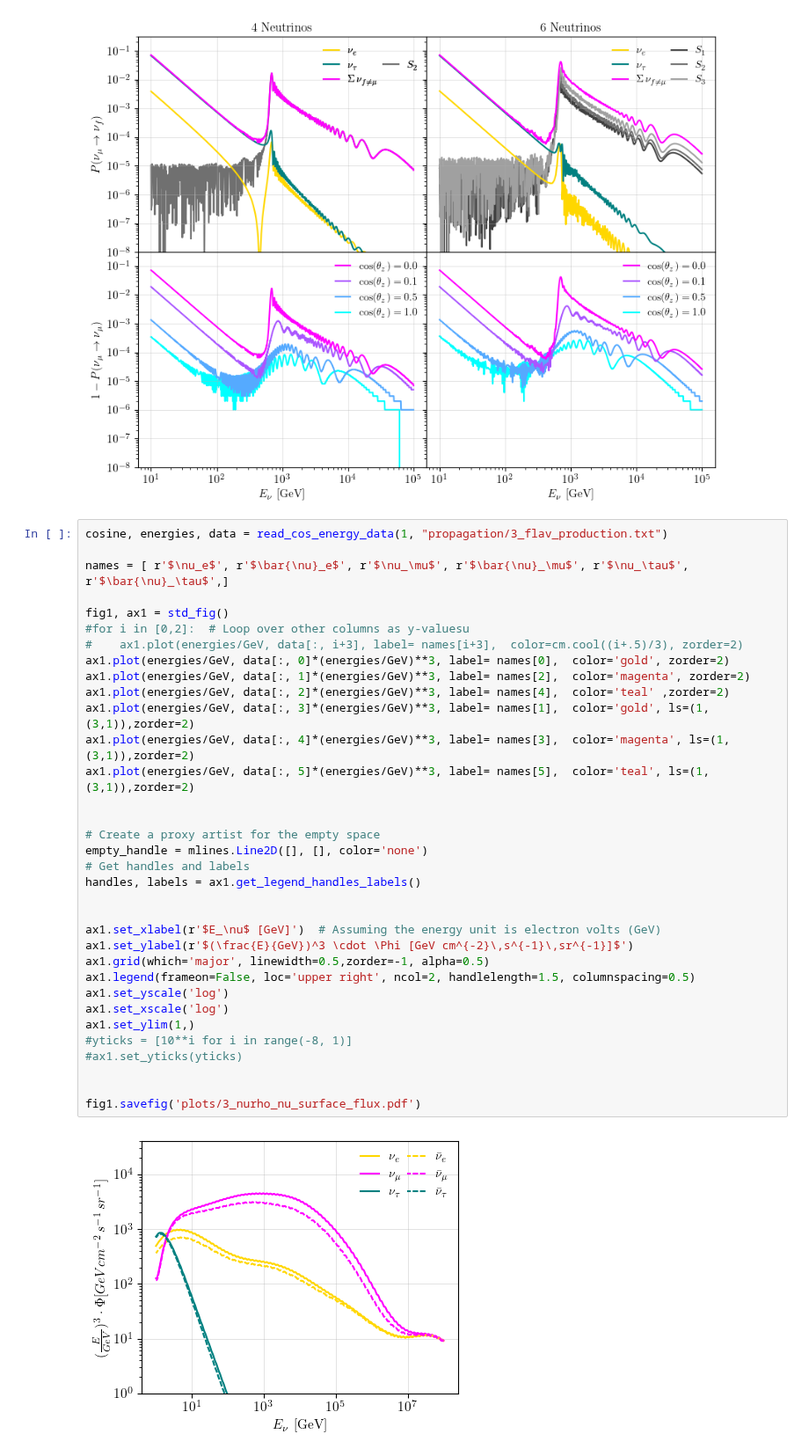
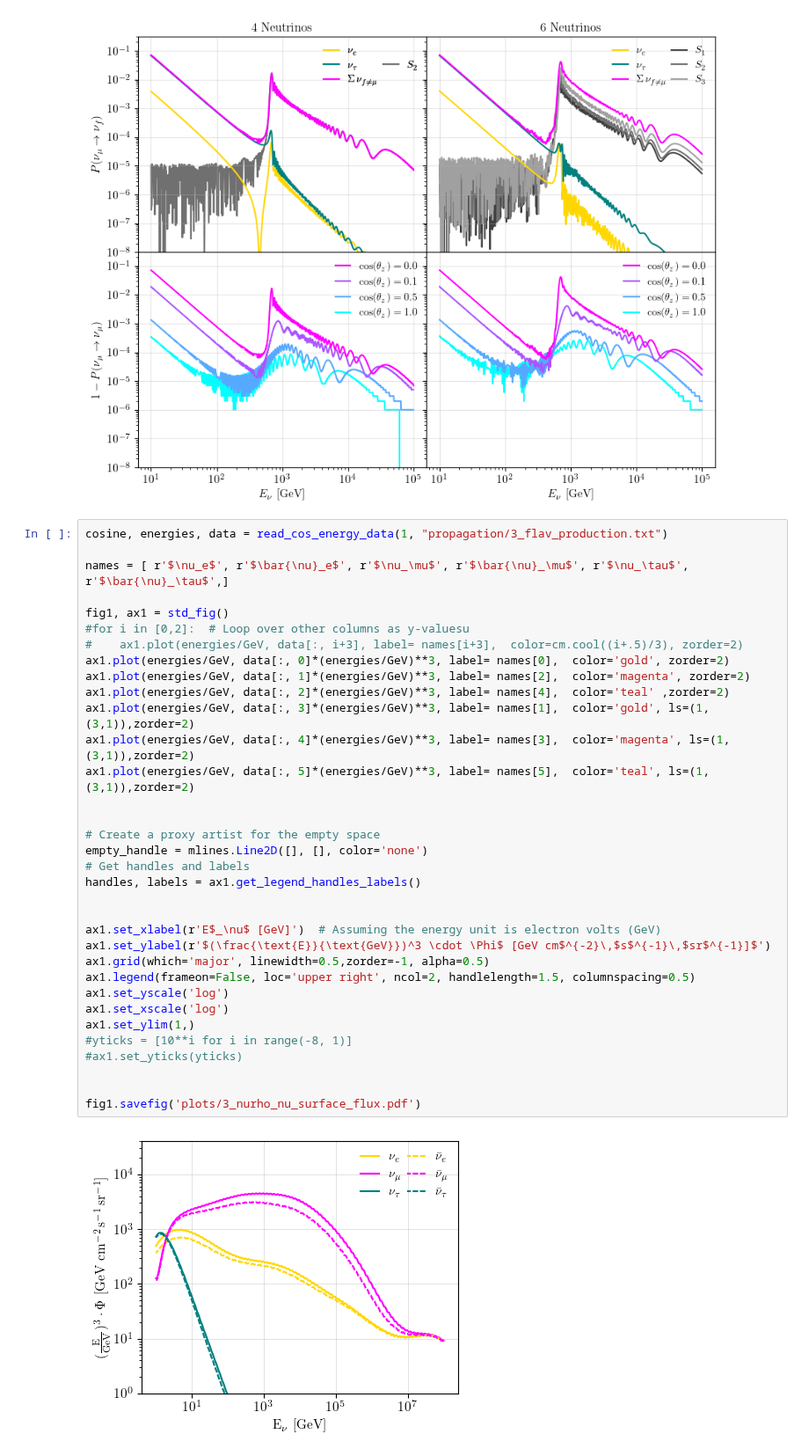
Before and after one commit to ConnorSponsler/For_Git, a Jupyter notebook: main_example_plots_Connor.ipynb, the cells around one changed output. Shown at 88% size. Drawn from its saved outputs; the diff is of its cells as text.

```diff
--- a/main_example_plots_Connor.ipynb
+++ b/main_example_plots_Connor.ipynb
@@ -503,36 +506,36 @@ cosine, energies, data = read_cos_energy_data(1, "propagation/3_flav_production.
 names = [ r'$\nu_e$', r'$\bar{\nu}_e$', r'$\nu_\mu$', r'$\bar{\nu}_\mu$', r'$\nu_\tau$', r'$\bar{\nu}_\tau$',]
 
 fig1, ax1 = std_fig()
 #for i in [0,2]:  # Loop over other columns as y-valuesu
 #    ax1.plot(energies/GeV, data[:, i+3], label= names[i+3],  color=cm.cool((i+.5)/3), zorder=2)
 ax1.plot(energies/GeV, data[:, 0]*(energies/GeV)**3, label= names[0],  color='gold', zorder=2)
 ax1.plot(energies/GeV, data[:, 1]*(energies/GeV)**3, label= names[2],  color='magenta', zorder=2)
 ax1.plot(energies/GeV, data[:, 2]*(energies/GeV)**3, label= names[4],  color='teal' ,zorder=2)
 ax1.plot(energies/GeV, data[:, 3]*(energies/GeV)**3, label= names[1],  color='gold', ls=(1,(3,1)),zorder=2)
 ax1.plot(energies/GeV, data[:, 4]*(energies/GeV)**3, label= names[3],  color='magenta', ls=(1,(3,1)),zorder=2)
 ax1.plot(energies/GeV, data[:, 5]*(energies/GeV)**3, label= names[5],  color='teal', ls=(1,(3,1)),zorder=2)
 
 
 # Create a proxy artist for the empty space
 empty_handle = mlines.Line2D([], [], color='none')
 # Get handles and labels
 handles, labels = ax1.get_legend_handles_labels()
 
 
-ax1.set_xlabel(r'$E_\nu$ [GeV]')  # Assuming the energy unit is electron volts (GeV)
-ax1.set_ylabel(r'$(\frac{E}{GeV})^3 \cdot \Phi [GeV cm^{-2}\,s^{-1}\,sr^{-1}]$')
+ax1.set_xlabel(r'E$_\nu$ [GeV]')  # Assuming the energy unit is electron volts (GeV)
+ax1.set_ylabel(r'$(\frac{\text{E}}{\text{GeV}})^3 \cdot \Phi$ [GeV cm$^{-2}\,$s$^{-1}\,$sr$^{-1}]$')
 ax1.grid(which='major', linewidth=0.5,zorder=-1, alpha=0.5)
 ax1.legend(frameon=False, loc='upper right', ncol=2, handlelength=1.5, columnspacing=0.5)
 ax1.set_yscale('log')
 ax1.set_xscale('log')
 ax1.set_ylim(1,)
 #yticks = [10**i for i in range(-8, 1)]
 #ax1.set_yticks(yticks)
 
 
 fig1.savefig('plots/3_nurho_nu_surface_flux.pdf')
 # %% [output]
-[figure, old version]
+[figure, new version]
 # %%
 e003, d003 = read_data("propagation/data/alternate_mixing/th_0.003.txt")
 e007, d007 = read_data("propagation/data/alternate_mixing/th_0.007.txt")
```
Also changed, not shown: parts of 8 cells of this notebook, 27 other files.
